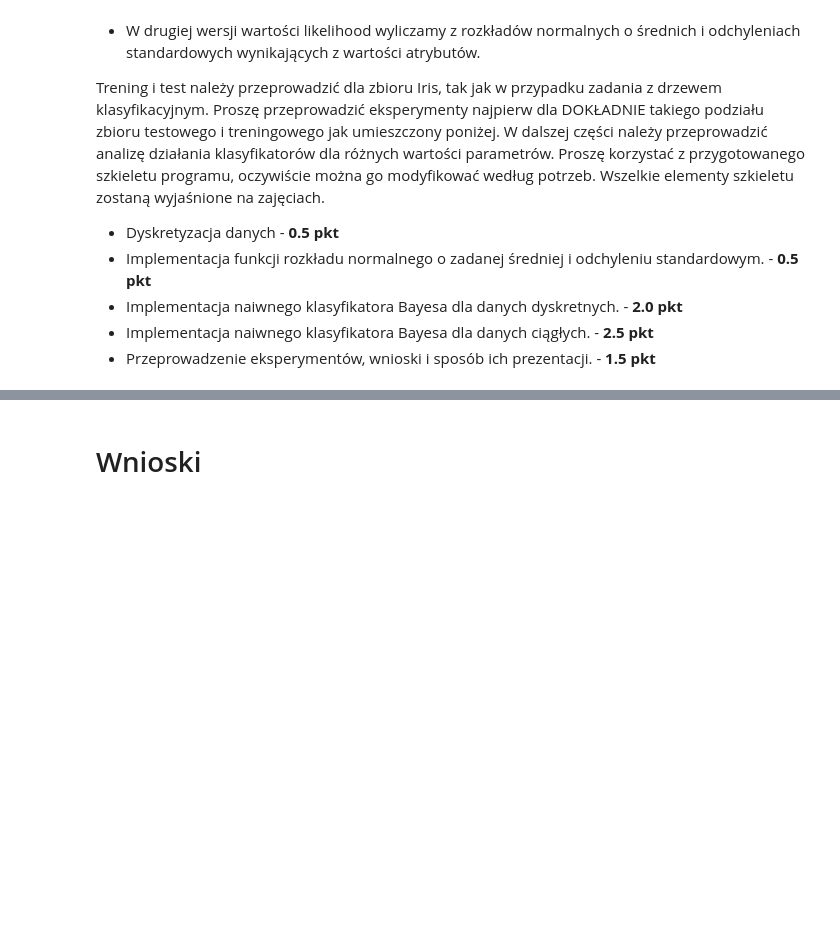
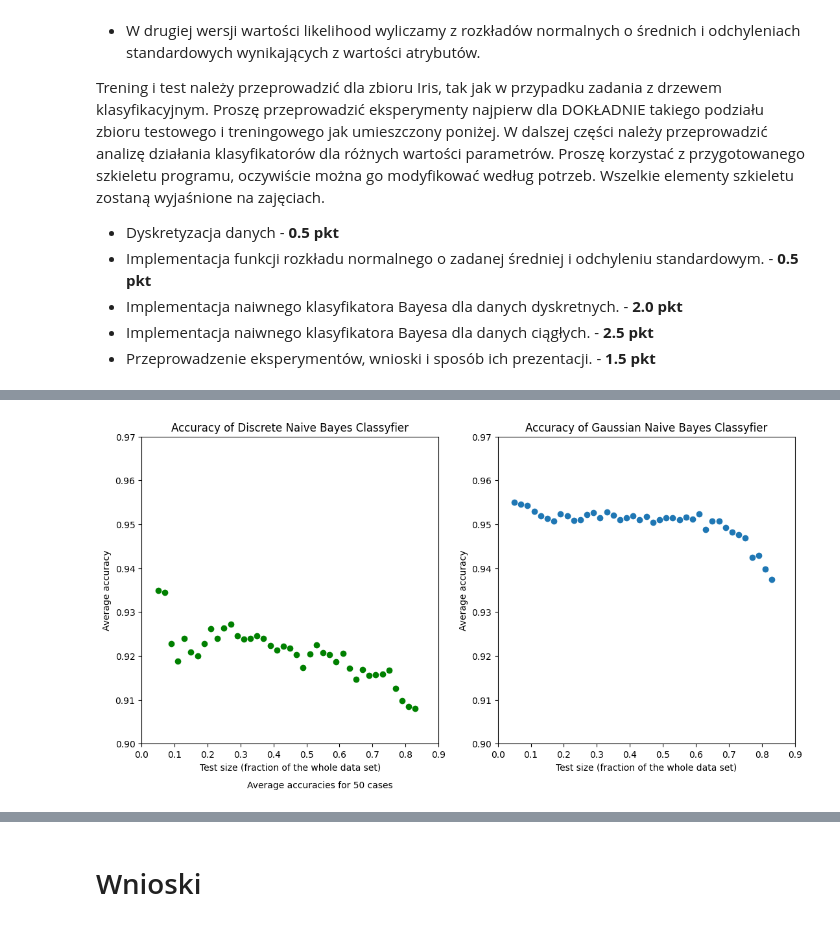
Before and after one commit to JakubDziegielewski/WSI_tutorials, a Jupyter notebook: Zadanie_7.ipynb, the cells around one changed output, grey strips where cells are left out. Drawn from its saved outputs; the diff is of its cells as text; code cells hidden in the pictures; blank space fills up the shorter version.

```diff
--- a/Zadanie_7.ipynb
+++ b/Zadanie_7.ipynb
@@ -203,0 +355,4 @@ Accuracy: 1.000
+# %%
+create_scatter_plots(50)
+# %% [output]
+[figure, added]
```
Also changed, not shown: parts of 16 cells of this notebook.
